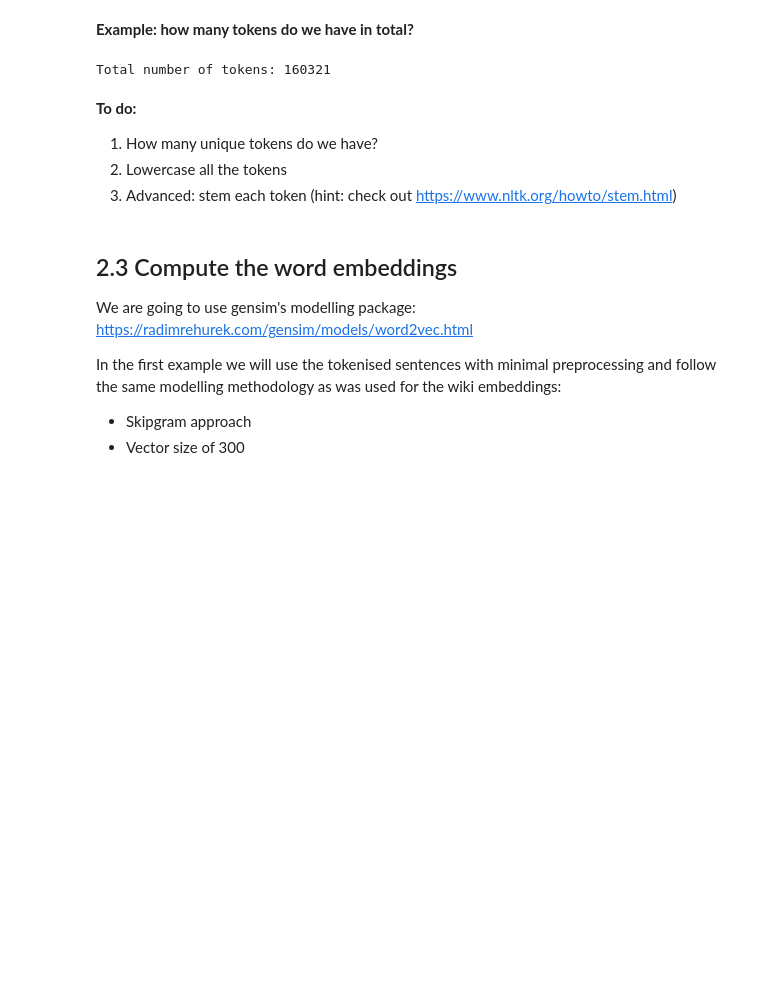
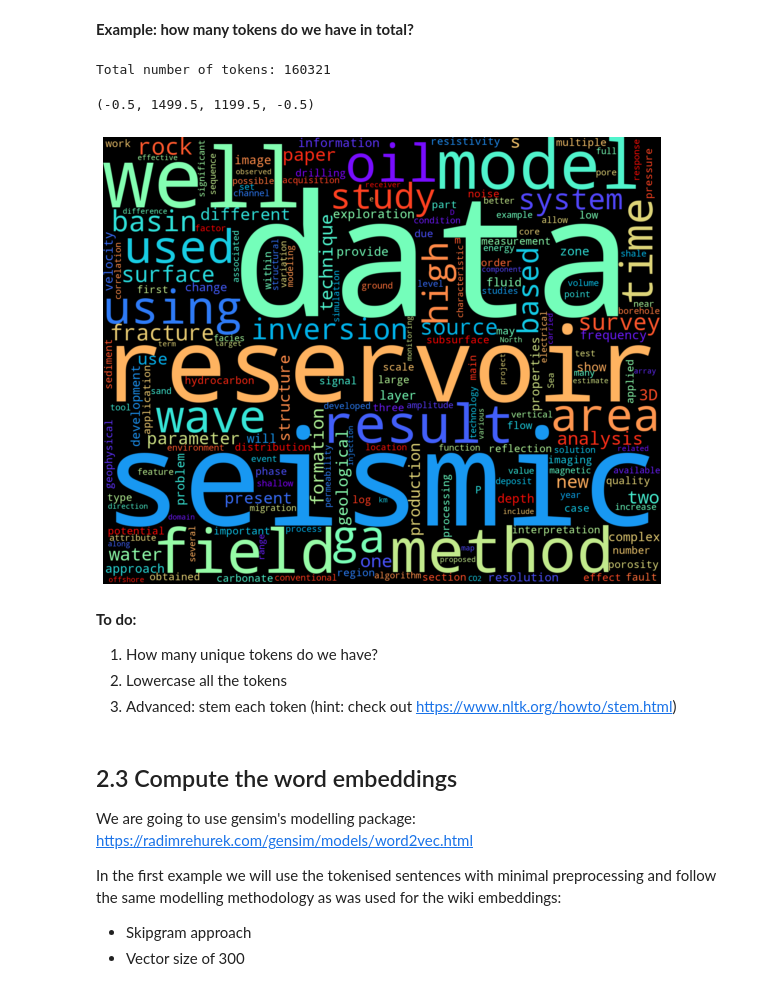
Before and after one commit to cebirnie92/KAUST-Iraya_SummerSchool2021, a Jupyter notebook: notebooks/day1_word_embeddings.ipynb, the cells around one changed output. Drawn from its saved outputs; the diff is of its cells as text; code cells hidden in the pictures; blank space fills up the shorter version.

```diff
--- a/notebooks/day1_word_embeddings.ipynb
+++ b/notebooks/day1_word_embeddings.ipynb
@@ -233,6 +281,16 @@ total_tokens = [t for sent in tokenised_sents for t in sent]
 print ('Total number of tokens: %i'%len(total_tokens))
 # %% [output]
 Total number of tokens: 160321
+# %%
+fig, ax = plt.subplots(1, 1, figsize=(10, 15))
+wordcloud = WordCloud(width=1500, height=1200, margin=0,
+                      colormap='rainbow',
+                      collocations=False).generate(' '.join(total_tokens))
+ax.imshow(wordcloud, interpolation='bilinear')
+ax.axis("off")
+# %% [output]
+(-0.5, 1499.5, 1199.5, -0.5)
+[figure, added]
 # %% [markdown]
 **To do:**
 1. How many unique tokens do we have?
```
Also changed, not shown: parts of 25 cells of this notebook, 1 other file.
